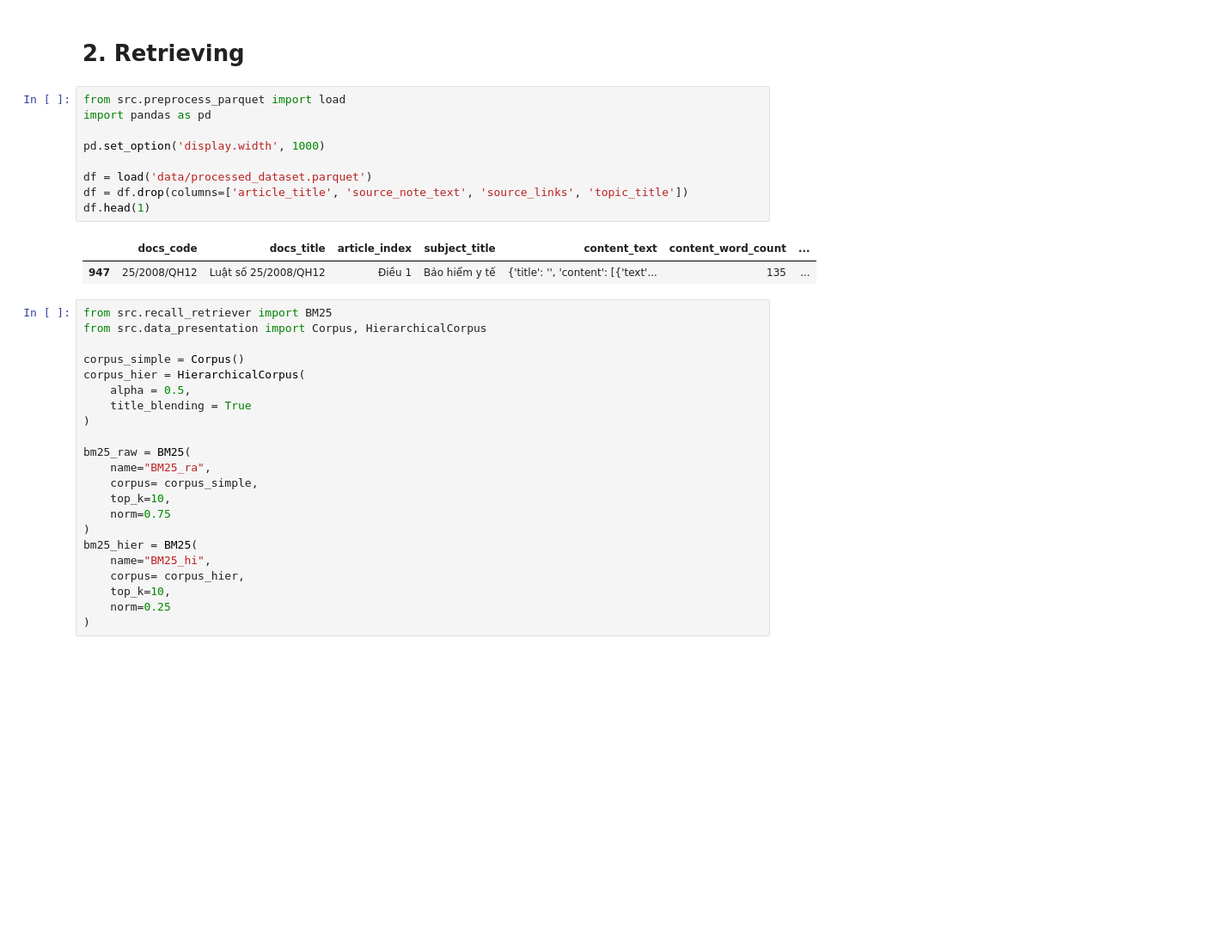
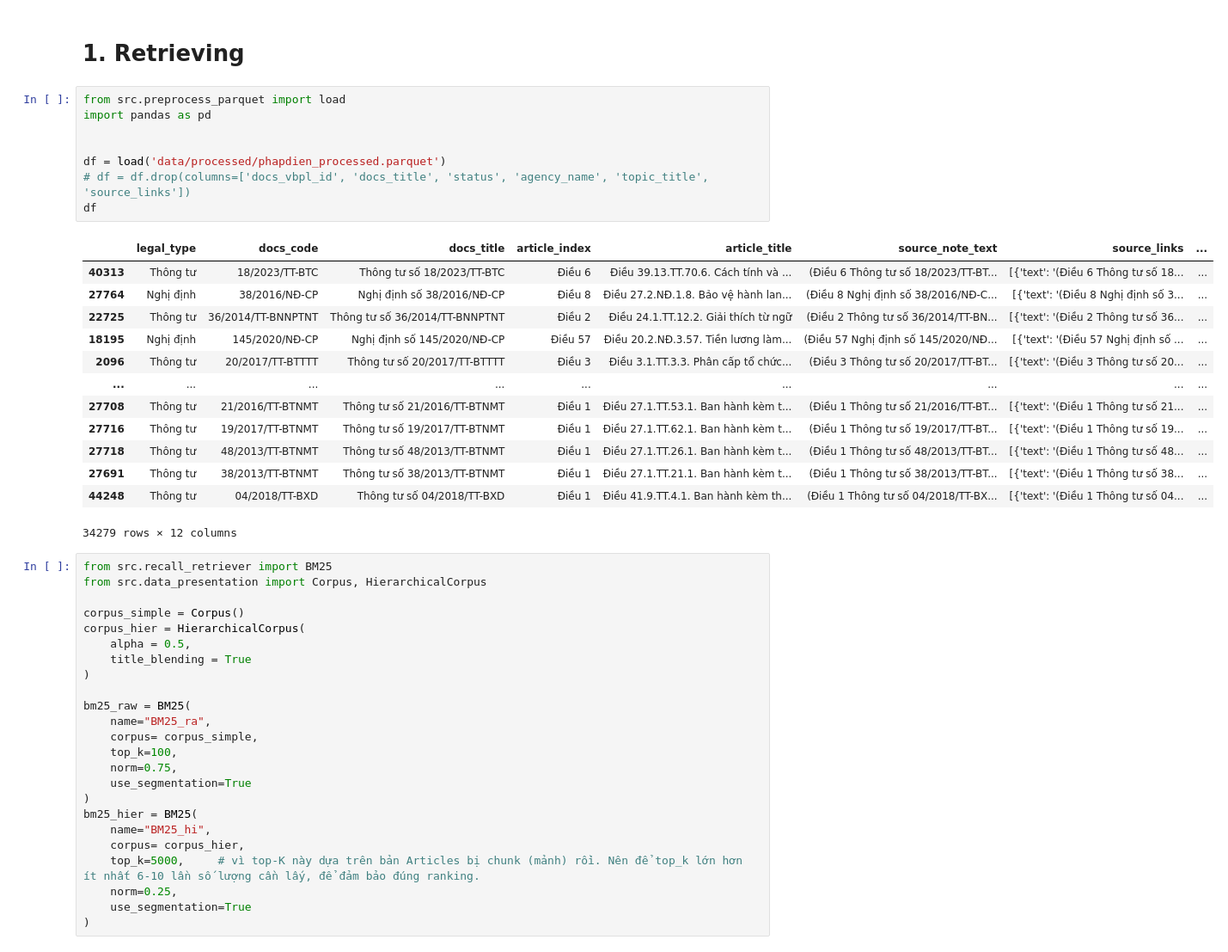
Before and after one commit to ducvanz/R2AI, a Jupyter notebook: Test_Recall.ipynb, the cells around one changed output. Shown at 86% size. Saved outputs shown, nothing was run; the diff lists cells and outputs as text; blank space fills up the shorter version.

```diff
--- a/Test_Recall.ipynb
+++ b/Test_Recall.ipynb
@@ -47,17 +7,27 @@ if False:
 # %% [markdown]
-# 2. Retrieving
+# 1. Retrieving
 # %%
 from src.preprocess_parquet import load
 import pandas as pd
 
-pd.set_option('display.width', 1000)
 
-df = load('data/processed_dataset.parquet')
-df = df.drop(columns=['article_title', 'source_note_text', 'source_links', 'topic_title'])
-df.head(1)
+df = load('data/processed/phapdien_processed.parquet')
+# df = df.drop(columns=['docs_vbpl_id', 'docs_title', 'status', 'agency_name', 'topic_title', 'source_links'])
+df
 # %% [output]
-|  | docs_code | docs_title | article_index | subject_title | content_text | content_word_count | ... |
-| 947 | 25/2008/QH12 | Luật số 25/2008/QH12 | Điều 1 | Bảo hiểm y tế | {'title': '', 'content': [{'text'... | 135 | ... |
+|  | legal_type | docs_code | docs_title | article_index | article_title | source_note_text | source_links | ... |
+| 40313 | Thông tư | 18/2023/TT-BTC | Thông tư số 18/2023/TT-BTC | Điều 6 | Điều 39.13.TT.70.6. Cách tính và ... | (Điều 6 Thông tư số 18/2023/TT-BT... | [{'text': '(Điều 6 Thông tư số 18... | ... |
+| 27764 | Nghị định | 38/2016/NĐ-CP | Nghị định số 38/2016/NĐ-CP | Điều 8 | Điều 27.2.NĐ.1.8. Bảo vệ hành lan... | (Điều 8 Nghị định số 38/2016/NĐ-C... | [{'text': '(Điều 8 Nghị định số 3... | ... |
+| 22725 | Thông tư | 36/2014/TT-BNNPTNT | Thông tư số 36/2014/TT-BNNPTNT | Điều 2 | Điều 24.1.TT.12.2. Giải thích từ ngữ | (Điều 2 Thông tư số 36/2014/TT-BN... | [{'text': '(Điều 2 Thông tư số 36... | ... |
+| 18195 | Nghị định | 145/2020/NĐ-CP | Nghị định số 145/2020/NĐ-CP | Điều 57 | Điều 20.2.NĐ.3.57. Tiền lương làm... | (Điều 57 Nghị định số 145/2020/NĐ... | [{'text': '(Điều 57 Nghị định số ... | ... |
+| 2096 | Thông tư | 20/2017/TT-BTTTT | Thông tư số 20/2017/TT-BTTTT | Điều 3 | Điều 3.1.TT.3.3. Phân cấp tổ chức... | (Điều 3 Thông tư số 20/2017/TT-BT... | [{'text': '(Điều 3 Thông tư số 20... | ... |
+| ... | ... | ... | ... | ... | ... | ... | ... | ... |
+| 27708 | Thông tư | 21/2016/TT-BTNMT | Thông tư số 21/2016/TT-BTNMT | Điều 1 | Điều 27.1.TT.53.1. Ban hành kèm t... | (Điều 1 Thông tư số 21/2016/TT-BT... | [{'text': '(Điều 1 Thông tư số 21... | ... |
+| 27716 | Thông tư | 19/2017/TT-BTNMT | Thông tư số 19/2017/TT-BTNMT | Điều 1 | Điều 27.1.TT.62.1. Ban hành kèm t... | (Điều 1 Thông tư số 19/2017/TT-BT... | [{'text': '(Điều 1 Thông tư số 19... | ... |
+| 27718 | Thông tư | 48/2013/TT-BTNMT | Thông tư số 48/2013/TT-BTNMT | Điều 1 | Điều 27.1.TT.26.1. Ban hành kèm t... | (Điều 1 Thông tư số 48/2013/TT-BT... | [{'text': '(Điều 1 Thông tư số 48... | ... |
+| 27691 | Thông tư | 38/2013/TT-BTNMT | Thông tư số 38/2013/TT-BTNMT | Điều 1 | Điều 27.1.TT.21.1. Ban hành kèm t... | (Điều 1 Thông tư số 38/2013/TT-BT... | [{'text': '(Điều 1 Thông tư số 38... | ... |
+| 44248 | Thông tư | 04/2018/TT-BXD | Thông tư số 04/2018/TT-BXD | Điều 1 | Điều 41.9.TT.4.1. Ban hành kèm th... | (Điều 1 Thông tư số 04/2018/TT-BX... | [{'text': '(Điều 1 Thông tư số 04... | ... |
+34279 rows × 12 columns
 # %%
 from src.recall_retriever import BM25
 from src.data_presentation import Corpus, HierarchicalCorpus
@@ -71,12 +41,14 @@ corpus_hier = HierarchicalCorpus(
 bm25_raw = BM25(
     name="BM25_ra",
     corpus= corpus_simple,
-    top_k=10,
-    norm=0.75
+    top_k=100,
+    norm=0.75,
+    use_segmentation=True
 )
 bm25_hier = BM25(
     name="BM25_hi",
     corpus= corpus_hier,
-    top_k=10,
-    norm=0.25
+    top_k=5000,     # vì top-K này dựa trên bản Articles bị chunk (mảnh) rồi. Nên để top_k lớn hơn ít nhất 6-10 lần số lượng cần lấy, để đảm bảo đúng ranking.
+    norm=0.25,
+    use_segmentation=True
 )
```
Also changed, not shown: parts of 16 cells of this notebook, 22 other files.
